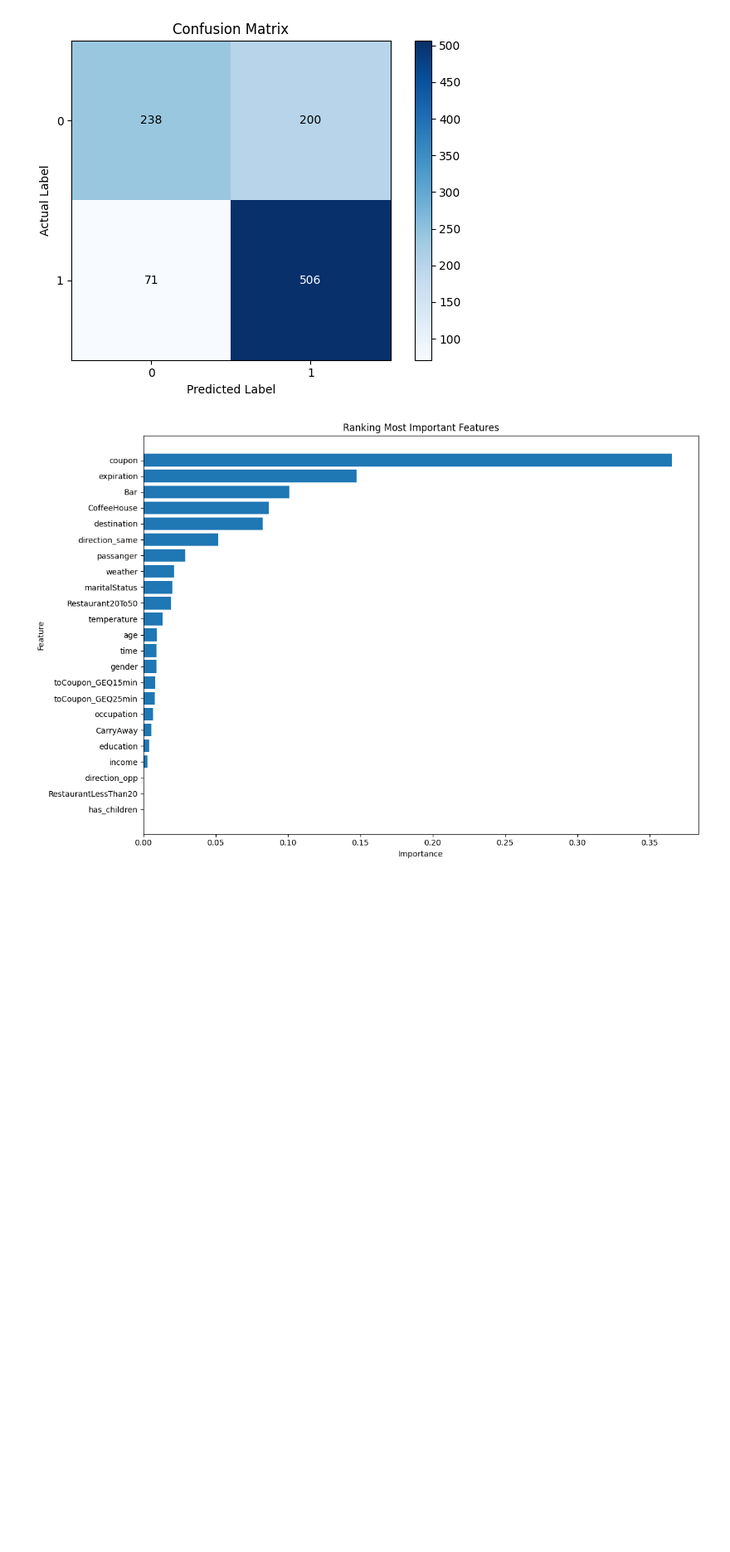
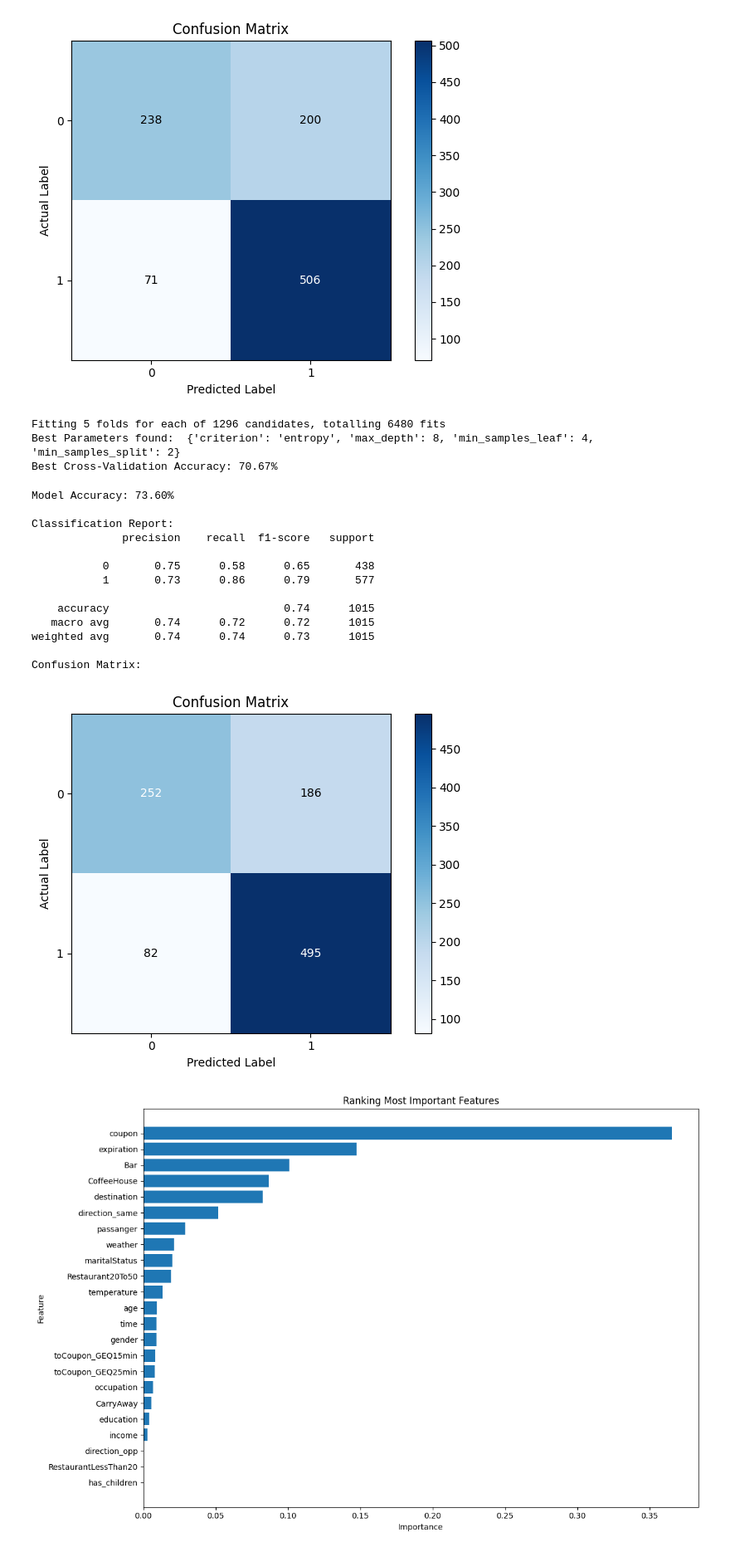
Before and after one commit to TarasKutsyk/Data-Analytics-Project, a Jupyter notebook: Data_class.ipynb, the cells around one changed output. Shown: that part at 83% size. Saved outputs shown, nothing was run; the diff lists cells and outputs as text; code cells hidden in the pictures; blank space fills up the shorter version.

Commit message:
added grid search to find best model parameters

```diff
--- a/Data_class.ipynb
+++ b/Data_class.ipynb
@@ -507,6 +369,78 @@ weighted avg       0.74      0.73      0.72      1015
 
 Confusion Matrix:
 [figure]
+# %%
+# then I chose to use GRID SEARCH to pick the best model parameters
+# in param_grid we can now specify various parameters we think will fit the model with the dataset the most.
+param_grid = {
+    'criterion': ['gini', 'entropy', 'log_loss'],
+    'max_depth': [5, 6, 7, 8, 9, 10],
+    'min_samples_split': [i for i in range(2, 10, 1)], # The minimum number of data samples required to split a node
+    'min_samples_leaf': [i for i in range(1, 10, 1)] # The minimum number of data samples that must exist in each of the child nodes after a split has occurred
+}
+grid_search = GridSearchCV(estimator=DecisionTreeClassifier(random_state=1),
+                           param_grid=param_grid,
+                           n_jobs=-1,
+                           verbose=1,
+                           scoring='accuracy')
+
+# apply grid search to choose the best parameters, it could take a lot of time
+grid_search.fit(X_train, y_train)
+
+print("Best Parameters found: ", grid_search.best_params_)
+print(f"Best Cross-Validation Accuracy: {grid_search.best_score_ * 100:.2f}%")
+# %% [output]
+Fitting 5 folds for each of 1296 candidates, totalling 6480 fits
+Best Parameters found:  {'criterion': 'entropy', 'max_depth': 8, 'min_samples_leaf': 4, 'min_samples_split': 2}
+Best Cross-Validation Accuracy: 70.67%
+# %%
+best_model = grid_search.best_estimator_
+y_pred = best_model.predict(X_test)
+
+accuracy = accuracy_score(y_test, y_pred)
+print(f"Model Accuracy: {accuracy*100:.2f}%\n")
+
+print("Classification Report:")
+print(classification_report(y_test, y_pred))
+
+print("Confusion Matrix:")
+cm = confusion_matrix(y_test, y_pred)
+
+fig, ax = plt.subplots()
+im = ax.imshow(cm, interpolation='nearest', cmap=plt.cm.Blues)
+ax.figure.colorbar(im, ax=ax)
+
+ax.set(xticks=np.arange(cm.shape[1]),
+       yticks=np.arange(cm.shape[0]),
+       xticklabels=[0,1], yticklabels=[0,1],
+       title='Confusion Matrix',
+       ylabel='Actual Label',
+       xlabel='Predicted Label')
+
+thresh = cm.max() / 2.
+for i in range(cm.shape[0]):
+    for j in range(cm.shape[1]):
+        ax.text(j, i, format(cm[i, j], 'd'),
+                ha="center", va="center",
+                color="white" if cm[i, j] > thresh else "black")
+
+fig.tight_layout()
+plt.show()
+# %% [output]
+Model Accuracy: 73.60%
+
+Classification Report:
+              precision    recall  f1-score   support
+
+           0       0.75      0.58      0.65       438
+           1       0.73      0.86      0.79       577
+
+    accuracy                           0.74      1015
+   macro avg       0.74      0.72      0.72      1015
+weighted avg       0.74      0.74      0.73      1015
+
+Confusion Matrix:
+[figure, added]
 # %%
 importances = model.feature_importances_
 feature_names = X_train.columns
```
Also changed, not shown: parts of 17 cells of this notebook.
